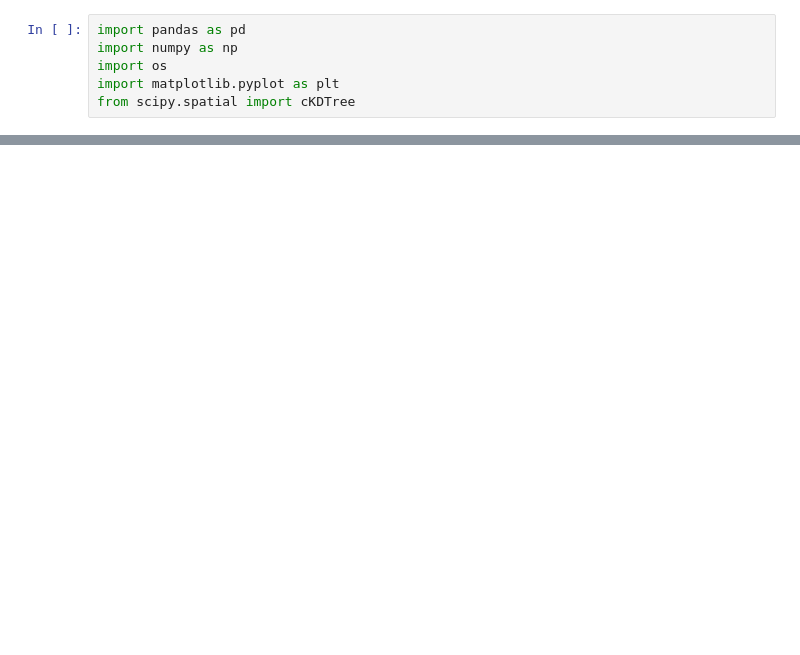
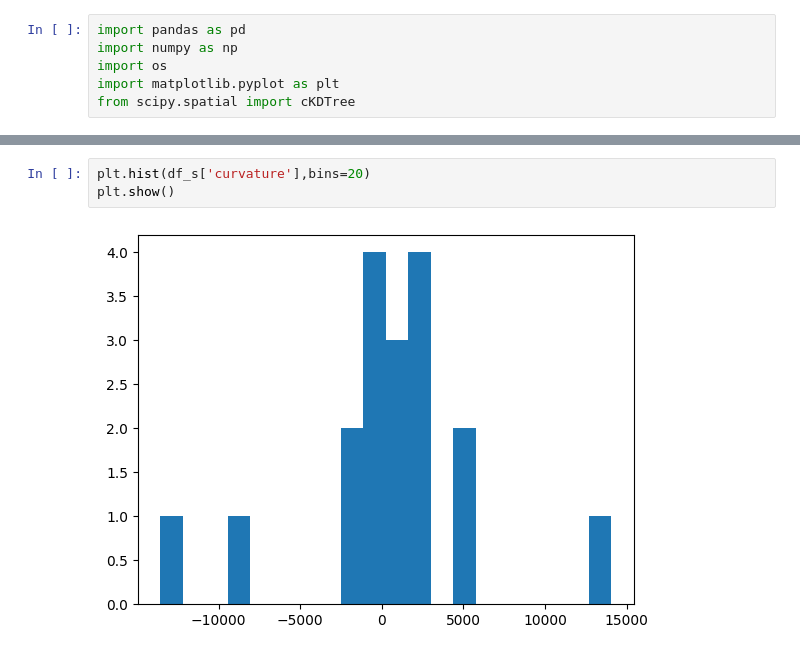
Before and after one commit to potatoslc/analysis_code, a Jupyter notebook: flamefront_iso_process.ipynb, the cells around one changed output, grey strips where cells are left out. Saved outputs shown, nothing was run; the diff lists cells and outputs as text; blank space fills up the shorter version.

```diff
--- a/flamefront_iso_process.ipynb
+++ b/flamefront_iso_process.ipynb
@@ -44,3 +83,8 @@ df_s = df_out[df_out['displacement'] ==0]
+# %%
+plt.hist(df_s['curvature'],bins=20)
+plt.show()
+# %% [output]
+[figure, added]
 # %%
 plt.hist(df_f['curvature'],bins=400)
 plt.show()
```
Also changed, not shown: parts of 25 cells of this notebook.
